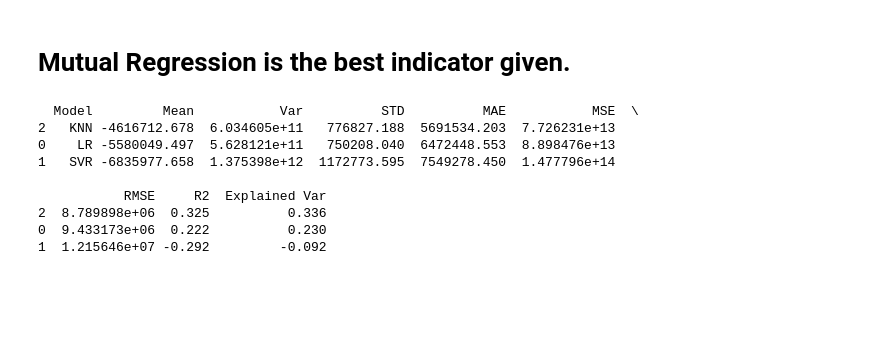
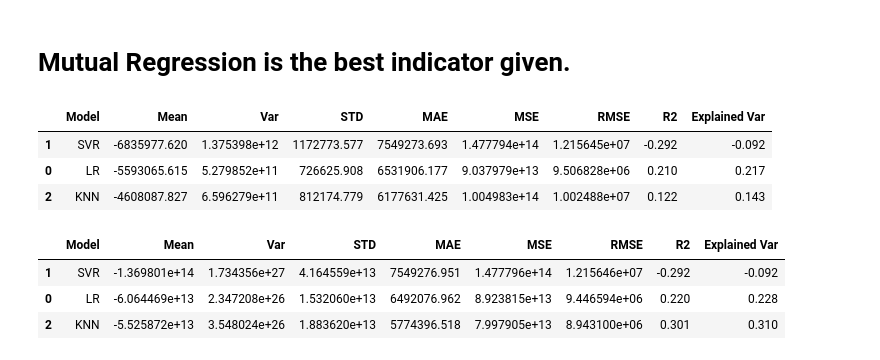
Before and after one commit to MaukanMir/NBA-Salary-Analysis, a Jupyter notebook: training.ipynb, the cells around one changed output. Cells and saved outputs as stored; diff of their text form; code cells hidden in the pictures; blank space fills up the shorter version.

```diff
--- a/training.ipynb
+++ b/training.ipynb
@@ -139,8 +139,7 @@ def test_selected_models(preprocessor, model_names, models, X, y, scoring_metric
             "Explained Var": scores[7]
         })
 
-    performance_df = pd.DataFrame(metric_tracker).sort_values(by="Mean", ascending=False)
-    print(performance_df)
+    return pd.DataFrame(metric_tracker).sort_values(by="Mean", ascending=True)
 
 def test_kbest_columns(X, y, preprocessor, model, model_name, kbest):
 
@@ -580,12 +579,17 @@ models = grab_selected_models(model_names)
 kbest = SelectKBest(score_func=mutual_info_regression, k=8)
 test_selected_models(preprocessor, model_names, models, X, y, MAE, kbest)
 # %% [output]
-  Model         Mean           Var          STD          MAE           MSE  \
-2   KNN -4616712.678  6.034605e+11   776827.188  5691534.203  7.726231e+13
-0    LR -5580049.497  5.628121e+11   750208.040  6472448.553  8.898476e+13
-1   SVR -6835977.658  1.375398e+12  1172773.595  7549278.450  1.477796e+14
-
-           RMSE     R2  Explained Var
-2  8.789898e+06  0.325          0.336
-0  9.433173e+06  0.222          0.230
-1  1.215646e+07 -0.292         -0.092
+|  | Model | Mean | Var | STD | MAE | MSE | RMSE | R2 | Explained Var |
+| 1 | SVR | -6835977.620 | 1.375398e+12 | 1172773.577 | 7549273.693 | 1.477794e+14 | 1.215645e+07 | -0.292 | -0.092 |
+| 0 | LR | -5593065.615 | 5.279852e+11 | 726625.908 | 6531906.177 | 9.037979e+13 | 9.506828e+06 | 0.210 | 0.217 |
+| 2 | KNN | -4608087.827 | 6.596279e+11 | 812174.779 | 6177631.425 | 1.004983e+14 | 1.002488e+07 | 0.122 | 0.143 |
+# %%
+model_names = ["LR", "SVR", "KNN"]
+models = grab_selected_models(model_names)
+kbest = SelectKBest(score_func=mutual_info_regression, k=8)
+test_selected_models(preprocessor, model_names, models, X, y, MSE, kbest)
+# %% [output]
+|  | Model | Mean | Var | STD | MAE | MSE | RMSE | R2 | Explained Var |
+| 1 | SVR | -1.369801e+14 | 1.734356e+27 | 4.164559e+13 | 7549276.951 | 1.477796e+14 | 1.215646e+07 | -0.292 | -0.092 |
+| 0 | LR | -6.064469e+13 | 2.347208e+26 | 1.532060e+13 | 6492076.962 | 8.923815e+13 | 9.446594e+06 | 0.220 | 0.228 |
+| 2 | KNN | -5.525872e+13 | 3.548024e+26 | 1.883620e+13 | 5774396.518 | 7.997905e+13 | 8.943100e+06 | 0.301 | 0.310 |
```
